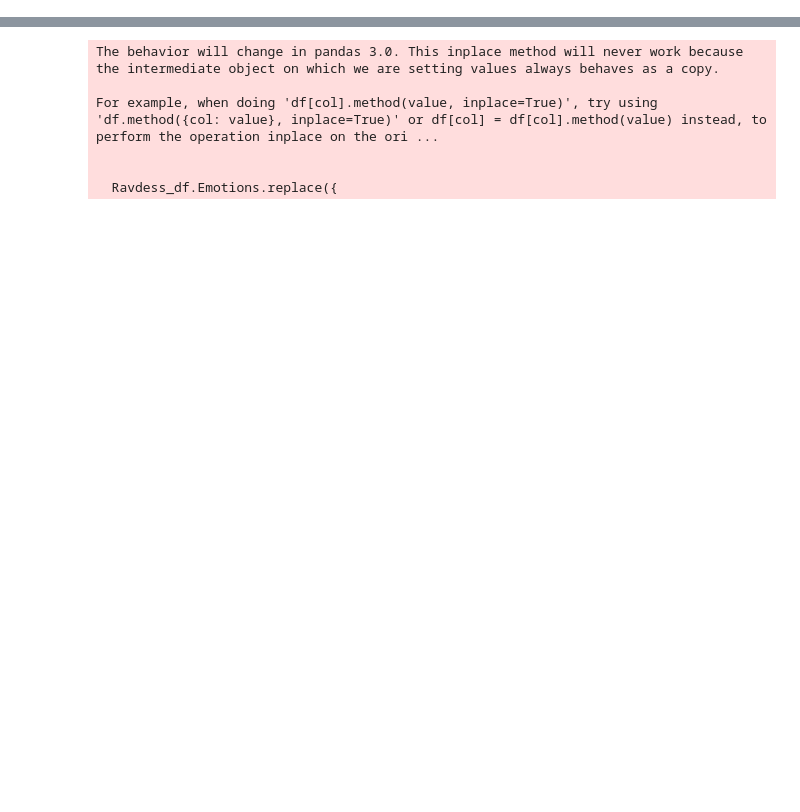
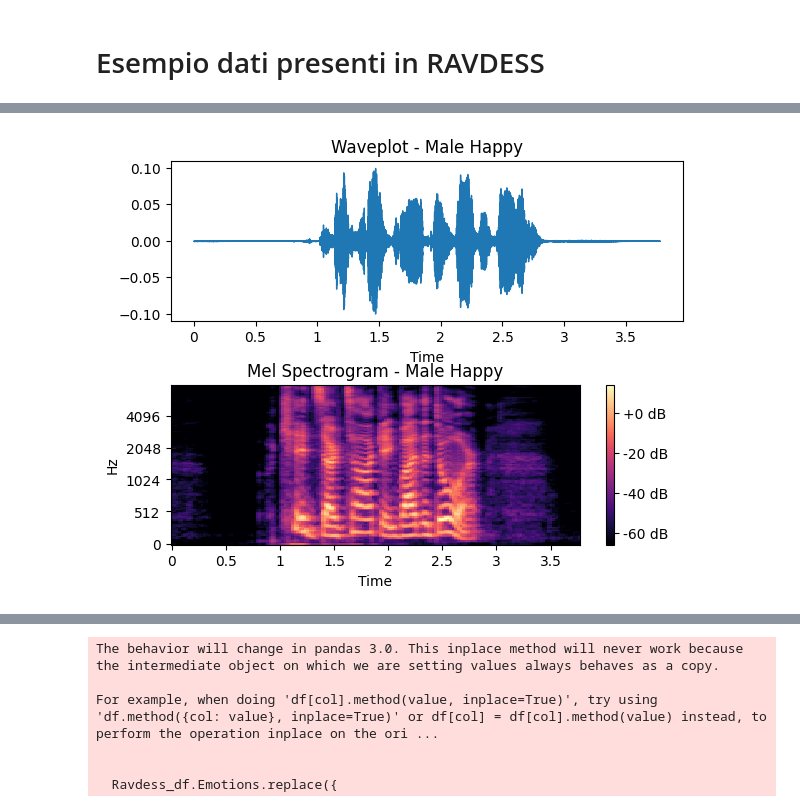
Before and after one commit to MariaGraziaBorzi/SER, a Jupyter notebook: SER.ipynb, the cells around one changed output, grey strips where cells are left out. Saved outputs shown, nothing was run; the diff lists cells and outputs as text; code cells hidden in the pictures; blank space fills up the shorter version.

```diff
--- a/SER.ipynb
+++ b/SER.ipynb
@@ -15,3 +17,30 @@ from torch.utils.data import DataLoader, TensorDataset
 from sklearn.model_selection import train_test_split
 from sklearn.preprocessing import OneHotEncoder, StandardScaler
 from sklearn.metrics import confusion_matrix
+# %% [markdown]
+# Esempio dati presenti in RAVDESS
+# %%
+# LOAD IN FILE
+x, sr = librosa.load('/content/Audio_Speech_Actors_01-24/Actor_03/03-01-03-01-01-01-03.wav')
+# PLAY AUDIO FILE
+wn = Audio('/content/Audio_Speech_Actors_01-24/Actor_03/03-01-03-01-01-01-03.wav', autoplay=True)
+display(wn)
+# DISPLAY WAVEPLOT
+plt.subplot(2,1,1)
+plt.subplots_adjust(left=0.1, right=0.9, bottom=0.1, top=0.9, wspace=0.2, hspace=0.4)
+#plt.figure(figsize=(8, 4))
+librosa.display.waveshow(x, sr=sr)
+plt.title('Waveplot - Male Happy')
+
+# CREATE LOG MEL SPECTROGRAM
+x = librosa.feature.melspectrogram(y=x, sr=sr,n_mels=128,fmax=8000)
+x = librosa.power_to_db(x)
+
+plt.subplot(2,1,2)
+plt.subplots_adjust(left=0.1, right=0.9, bottom=0.1, top=0.9, wspace=0.2, hspace=0.4)
+librosa.display.specshow(x, y_axis='mel', fmax=8000, x_axis='time');
+plt.title('Mel Spectrogram - Male Happy')
+plt.colorbar(format='%+2.0f dB');
+
+plt.show()
+# %% [output]
@@ -17,0 +48 @@ from sklearn.metrics import confusion_matrix
+[figure, added]
```
Also changed, not shown: parts of 7 cells of this notebook.
